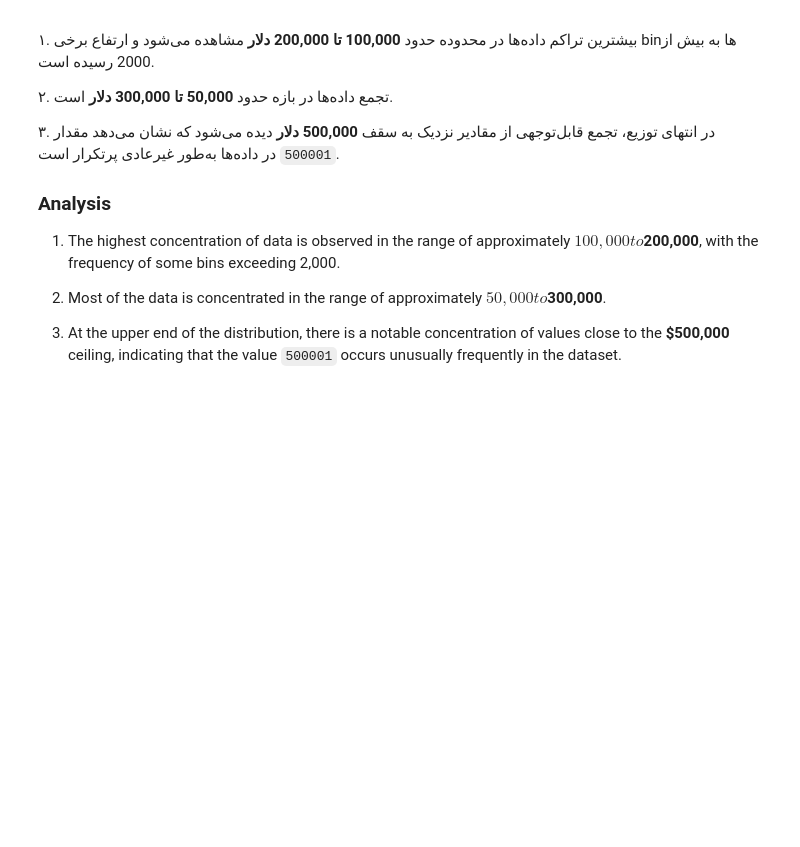
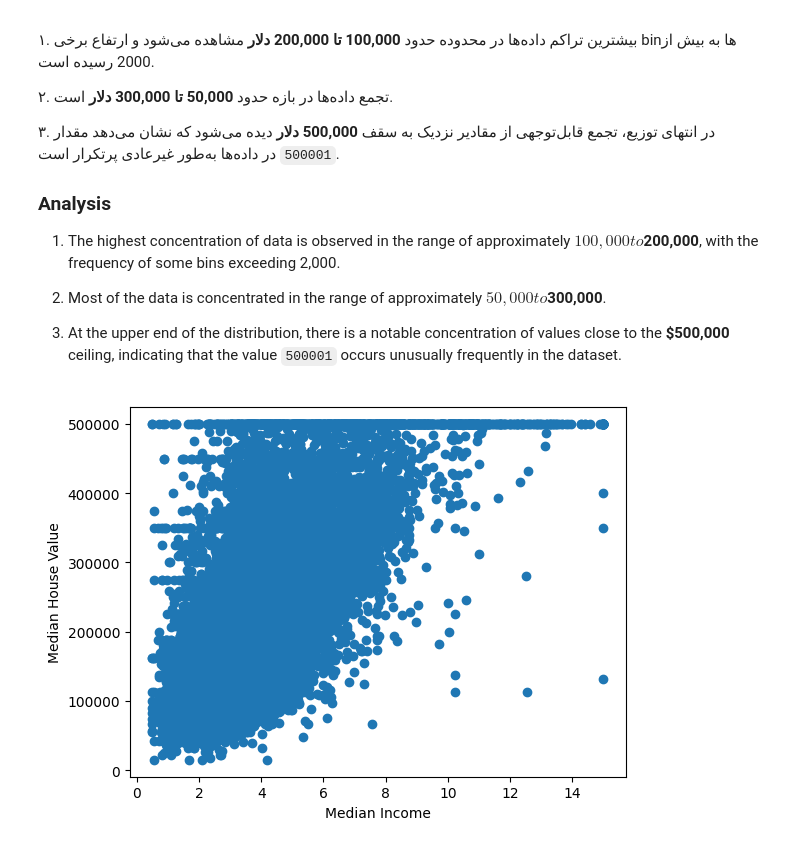
Before and after one commit to donyafallah/California-Housing, a Jupyter notebook: California Housing.ipynb, the cells around one changed output. Drawn from its saved outputs; the diff is of its cells as text; code cells hidden in the pictures; blank space fills up the shorter version.

Commit message:
EDA: analyze income and house value relationship

```diff
--- a/California Housing.ipynb
+++ b/California Housing.ipynb
@@ -193,3 +193,10 @@ plt.show()
 3. At the upper end of the distribution, there is a notable concentration of values close to the **$500,000** ceiling, indicating that the value `500001` occurs unusually frequently in the dataset.
 
 </div>
+# %%
+plt.scatter(dataset["median_income"],dataset["median_house_value"])
+plt.xlabel("Median Income")
+plt.ylabel("Median House Value")
+plt.show()
+# %% [output]
+[figure, added]
```
Also changed, not shown: parts of 1 cell of this notebook.
